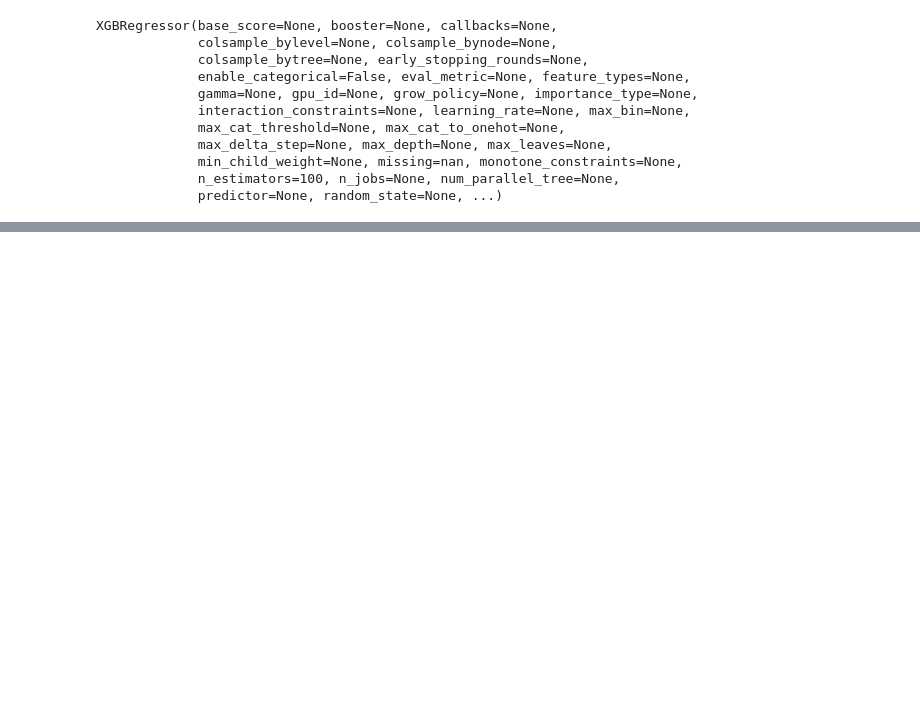
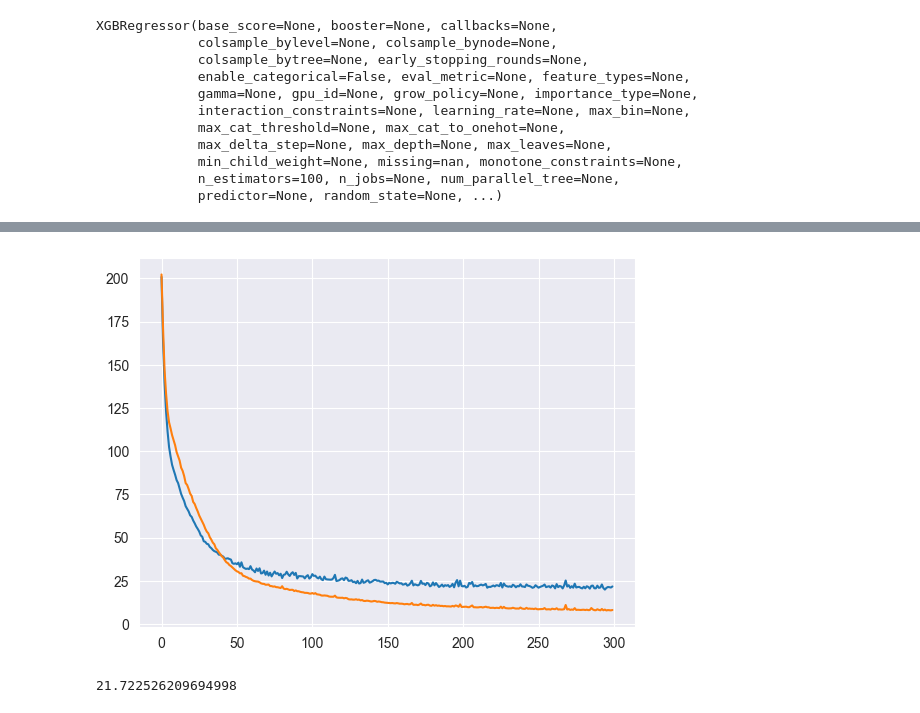
Before and after one commit to llitone/fuel-consumption-prediction, a Jupyter notebook: analysis/analysis_of_consumption.ipynb, the cells around one changed output, grey strips where cells are left out. Saved outputs shown, nothing was run; the diff lists cells and outputs as text; code cells hidden in the pictures; blank space fills up the shorter version.

```diff
--- a/analysis/analysis_of_consumption.ipynb
+++ b/analysis/analysis_of_consumption.ipynb
@@ -340,0 +455,9 @@ plt.show()
+# %%
+plt.plot(score["val"])
+plt.plot(score["train"]);
+# %% [output]
+[figure, added]
+# %%
+score_model(model, mean_absolute_error, val_loader)
+# %% [output]
+21.722526209694998
```
Also changed, not shown: parts of 24 cells of this notebook.
